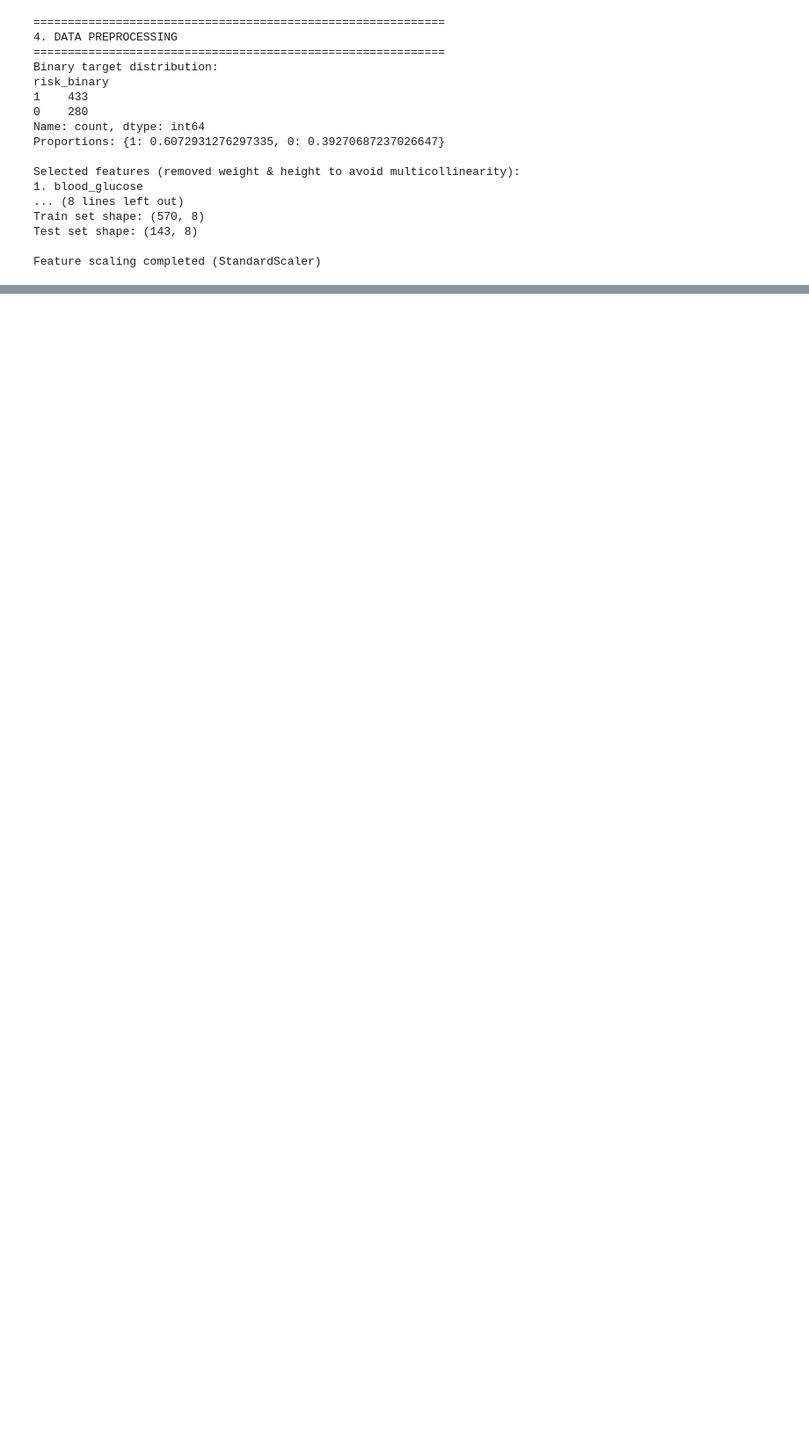
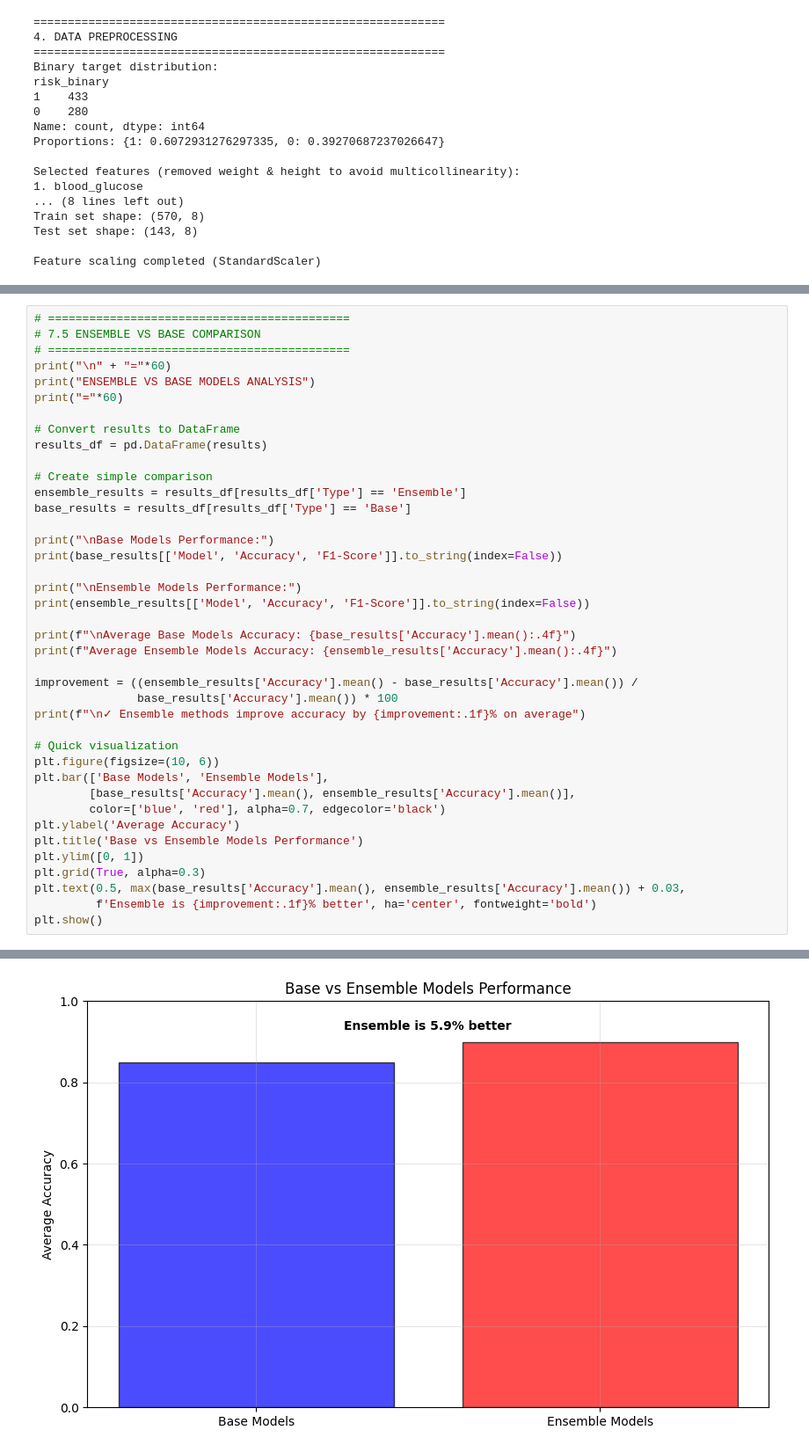
Before and after one commit to NSJayaweera/NCD-Risk_Prediction, a Jupyter notebook: DiabetesRiskPrediction.ipynb, the cells around one changed output, grey strips where cells are left out. Shown at 88% size. Drawn from its saved outputs; the diff is of its cells as text; blank space fills up the shorter version.

Commit message:
Ensemble techniques adding

```diff
--- a/DiabetesRiskPrediction.ipynb
+++ b/DiabetesRiskPrediction.ipynb
@@ -466,0 +460,41 @@ weighted avg       0.87      0.84      0.84       143
+# %%
+# ============================================
+# 7.5 ENSEMBLE VS BASE COMPARISON
+# ============================================
+print("\n" + "="*60)
+print("ENSEMBLE VS BASE MODELS ANALYSIS")
+print("="*60)
+
+# Convert results to DataFrame
+results_df = pd.DataFrame(results)
+
+# Create simple comparison
+ensemble_results = results_df[results_df['Type'] == 'Ensemble']
+base_results = results_df[results_df['Type'] == 'Base']
+
+print("\nBase Models Performance:")
+print(base_results[['Model', 'Accuracy', 'F1-Score']].to_string(index=False))
+
+print("\nEnsemble Models Performance:")
+print(ensemble_results[['Model', 'Accuracy', 'F1-Score']].to_string(index=False))
+
+print(f"\nAverage Base Models Accuracy: {base_results['Accuracy'].mean():.4f}")
+print(f"Average Ensemble Models Accuracy: {ensemble_results['Accuracy'].mean():.4f}")
+
+improvement = ((ensemble_results['Accuracy'].mean() - base_results['Accuracy'].mean()) /
+               base_results['Accuracy'].mean()) * 100
+print(f"\n✓ Ensemble methods improve accuracy by {improvement:.1f}% on average")
+
+# Quick visualization
+plt.figure(figsize=(10, 6))
+plt.bar(['Base Models', 'Ensemble Models'],
+        [base_results['Accuracy'].mean(), ensemble_results['Accuracy'].mean()],
+        color=['blue', 'red'], alpha=0.7, edgecolor='black')
+plt.ylabel('Average Accuracy')
+plt.title('Base vs Ensemble Models Performance')
+plt.ylim([0, 1])
+plt.grid(True, alpha=0.3)
+plt.text(0.5, max(base_results['Accuracy'].mean(), ensemble_results['Accuracy'].mean()) + 0.03,
+         f'Ensemble is {improvement:.1f}% better', ha='center', fontweight='bold')
+plt.show()
+# %% [output]
@@ -467,3 +518,4 @@ weighted avg       0.87      0.84      0.84       143
+[figure, added]
 # %%
 # ============================================
 # 8. BEST MODEL ANALYSIS AND DEPLOYMENT
```
Also changed, not shown: parts of 7 cells of this notebook.
